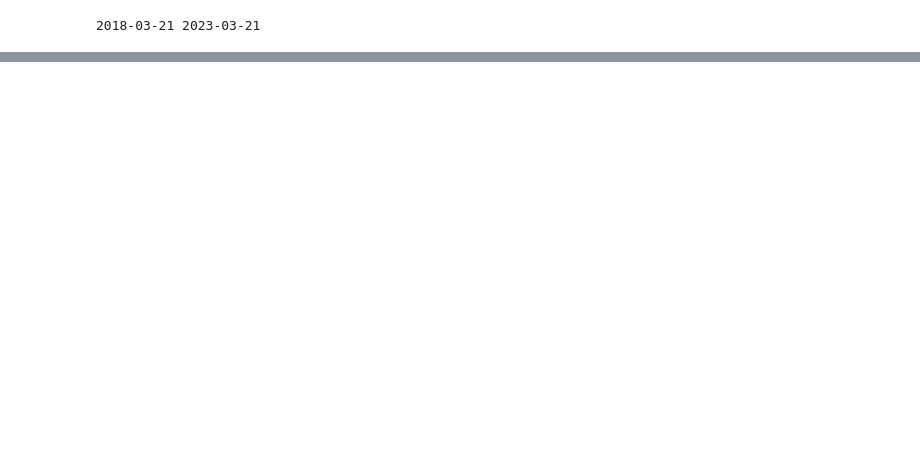
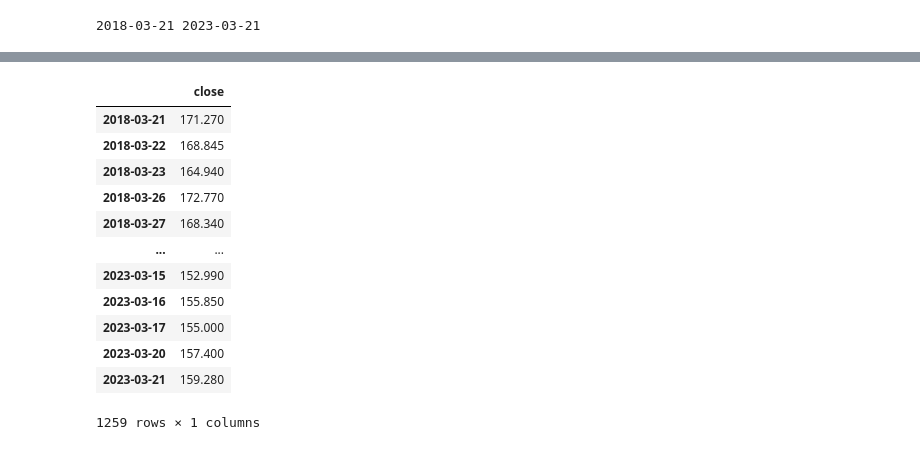
Before and after one commit to vincentsgarzi/FinTechProject2, a Jupyter notebook: Kunal/API Call for Historical Data.ipynb, the cells around one changed output, grey strips where cells are left out. Cells and saved outputs as stored; diff of their text form; code cells hidden in the pictures; blank space fills up the shorter version.

```diff
--- a/Kunal/API Call for Historical Data.ipynb
+++ b/Kunal/API Call for Historical Data.ipynb
@@ -80,0 +79,20 @@ display(API_df.tail())
+# %%
+# pd.DataFrame(API_df.loc[API_df['symbol']=='AAPL']['close'])
+
+df=pd.DataFrame(API_df.loc[API_df['symbol']=='AAPL']['close'])
+
+df
+# %% [output]
+|  | close |
+| 2018-03-21 | 171.270 |
+| 2018-03-22 | 168.845 |
+| 2018-03-23 | 164.940 |
+| 2018-03-26 | 172.770 |
+| 2018-03-27 | 168.340 |
+| ... | ... |
+| 2023-03-15 | 152.990 |
+| 2023-03-16 | 155.850 |
+| 2023-03-17 | 155.000 |
+| 2023-03-20 | 157.400 |
+| 2023-03-21 | 159.280 |
+1259 rows × 1 columns
```
Also changed, not shown: parts of 2 cells of this notebook, 2 other files.
